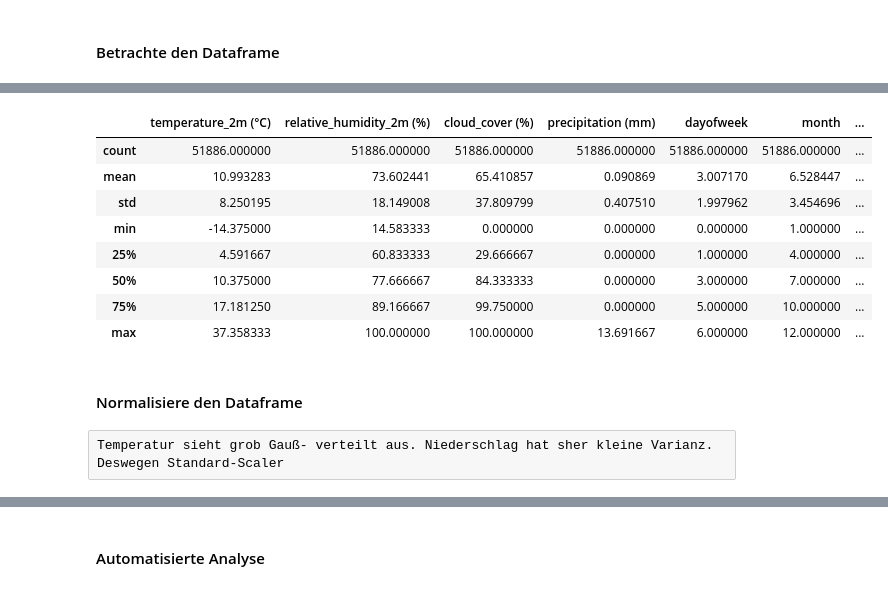
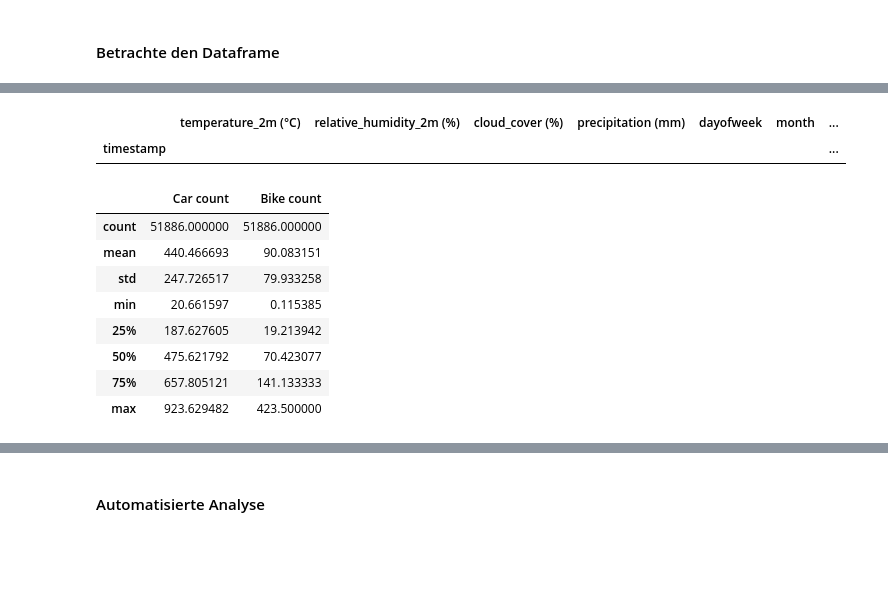
Before and after one commit to Efraim3825/PKW-und-Fahrradverkehr-in-Berlin, a Jupyter notebook: Abschlussprojekt_ML.ipynb, the cells around one changed output, grey strips where cells are left out. Drawn from its saved outputs; the diff is of its cells as text; code cells hidden in the pictures; blank space fills up the shorter version.

```diff
--- a/Abschlussprojekt_ML.ipynb
+++ b/Abschlussprojekt_ML.ipynb
@@ -47,7 +54,7 @@ fahrrad_spalte = df
 # %%
 # Dataframe für Machine learning erstellen
 
-df = pd.read_csv('Bezirke_Durchschnitt.csv', decimal = '.' )
+df = pd.read_csv('Wetterdaten_Bezirke_Durchschnitt.csv', decimal = '.' )
 df['time'] = pd.to_datetime(df['time'])
 df['precipitation (mm)'] = df['rain (mm)'] + 10*df['snowfall (cm)']
 df = df.drop(columns = ['rain (mm)', 'snowfall (cm)'])
@@ -57,7 +64,11 @@ df['hour'] = df['time'].dt.hour
 berlin_holidays = holidays.Germany(state = 'BE')
 df['is_holiday'] = df['time'].apply(lambda x: berlin_holidays.get(x, None))
 df['is_holiday'] = df['is_holiday'].apply(lambda x: 1 if isinstance(x, str) else 0) # Es ist komisch, dass ich das in zwei Schritten machen muss. Aber die isin- methode hat komische Ergebnisse produziert
-#df['is_holiday'] = ((df['is_holiday'] == 1) | (df['dayofweek'] == 6)).astype(int) # Auch Sonntage sollen als Holiday gewertet werden
 df = df.rename(columns = {'time':'timestamp'})
 df = df.set_index('timestamp')
-df = pd.concat([df,pkw_spalte,fahrrad_spalte], axis = 1)
+df = pd.concat([df, pkw_spalte, fahrrad_spalte], axis = 1)
+df['n'] = df['Anzahl PKW'] + df['Anzahl Fahrräder']
+
+# Normalisierung
+scaler = MinMaxScaler()
+#df[['relative_humidity_2m (%)','cloud_cover (%)', 'temperature_2m (°C)']] = scaler.fit_transform(df[['relative_humidity_2m (%)','cloud_cover (%)', 'temperature_2m (°C)']])
@@ -94,15 +112,34 @@ df.head()
 | 2018-01-01 04:00:00 | 11.641667 | 63.416667 | 93.916667 | 0.000000 | 0 | 1 | ... |
 # %%
 #sns.pairplot(df, plot_kws={"s": 0.05})
+# %%
+df[df['temperature_2m (°C)'].isna()]
+# %% [output]
+|  | temperature_2m (°C) | relative_humidity_2m (%) | cloud_cover (%) | precipitation (mm) | dayofweek | month | ... |
+| timestamp |  |  |  |  |  |  | ... |
+# %%
+renaming_dict = {
+'temperature_2m (°C)': 'Temperature (°C)',
+'relative_humidity_2m (%)': 'rel. Humidity (%)',
+'cloud_cover (%)': 'Clouding Cover (%)',
+'precipitation (mm)': 'Precipitation (mm)',
+'dayofweek':'Day of Week',
+'month': 'Month',
+'hour': 'Hour',
+'is_holiday': 'is Holiday',
+'Anzahl PKW': 'Car count',
+'Anzahl Fahrräder': 'Bike count'
+}
+df = df.rename(columns = renaming_dict)
 # %%
-df.describe()
+df[['Car count', 'Bike count']].describe()
 # %% [output]
-|  | temperature_2m (°C) | relative_humidity_2m (%) | cloud_cover (%) | precipitation (mm) | dayofweek | month | ... |
-| count | 51886.000000 | 51886.000000 | 51886.000000 | 51886.000000 | 51886.000000 | 51886.000000 | ... |
-| mean | 10.993283 | 73.602441 | 65.410857 | 0.090869 | 3.007170 | 6.528447 | ... |
-| std | 8.250195 | 18.149008 | 37.809799 | 0.407510 | 1.997962 | 3.454696 | ... |
-| min | -14.375000 | 14.583333 | 0.000000 | 0.000000 | 0.000000 | 1.000000 | ... |
-| 25% | 4.591667 | 60.833333 | 29.666667 | 0.000000 | 1.000000 | 4.000000 | ... |
-| 50% | 10.375000 | 77.666667 | 84.333333 | 0.000000 | 3.000000 | 7.000000 | ... |
-| 75% | 17.181250 | 89.166667 | 99.750000 | 0.000000 | 5.000000 | 10.000000 | ... |
-| max | 37.358333 | 100.000000 | 100.000000 | 13.691667 | 6.000000 | 12.000000 | ... |
+|  | Car count | Bike count |
+| count | 51886.000000 | 51886.000000 |
+| mean | 440.466693 | 90.083151 |
+| std | 247.726517 | 79.933258 |
+| min | 20.661597 | 0.115385 |
+| 25% | 187.627605 | 19.213942 |
+| 50% | 475.621792 | 70.423077 |
+| 75% | 657.805121 | 141.133333 |
+| max | 923.629482 | 423.500000 |
@@ -111,4 +145,0 @@ df.describe()
-# %% [markdown]
-#### Normalisiere den Dataframe
-# %% [raw]
-Temperatur sieht grob Gauß- verteilt aus. Niederschlag hat sher kleine Varianz. Deswegen Standard-Scaler
```
Also changed, not shown: parts of 51 cells of this notebook, 3 other files.
